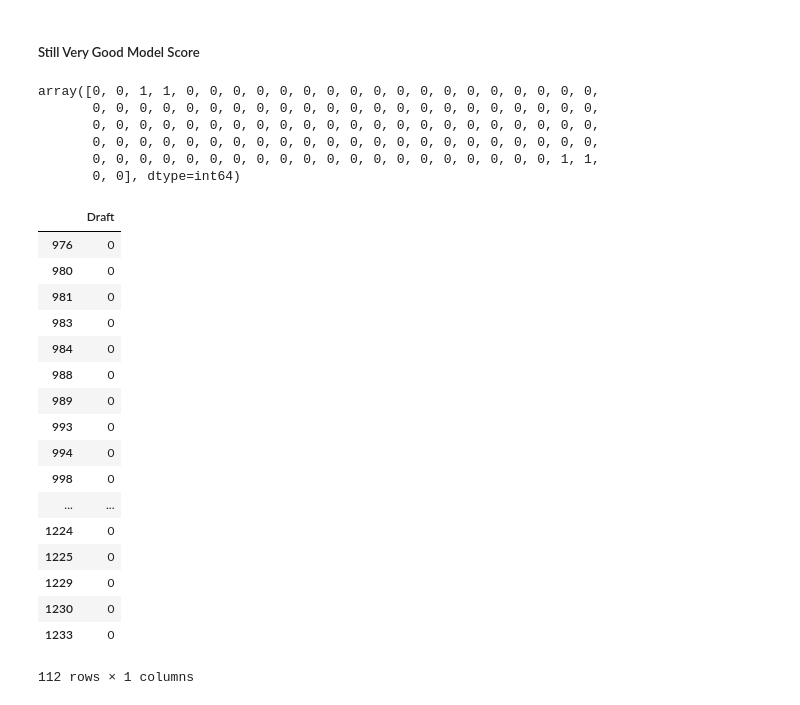
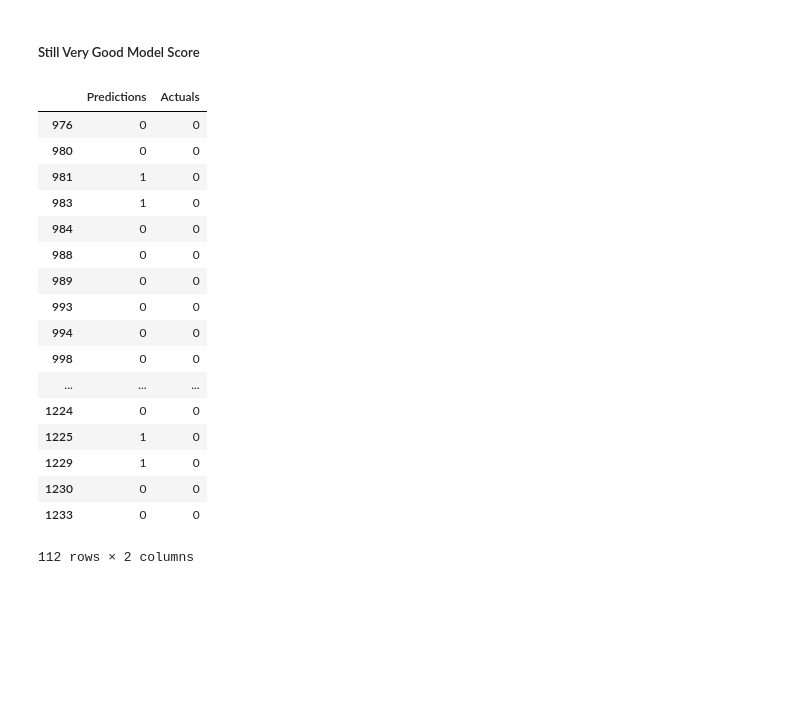
Before and after one commit to mgomez1086/team_final_project, a Jupyter notebook: Prediction Models Using Better Dataset.ipynb, the cells around one changed output. Cells and saved outputs as stored; diff of their text form; code cells hidden in the pictures; blank space fills up the shorter version.

```diff
--- a/Prediction Models Using Better Dataset.ipynb
+++ b/Prediction Models Using Better Dataset.ipynb
@@ -170,33 +170,29 @@ Testing Score :  0.7701149425287356
 ##### Still Very Good Model Score
 # %%
 X_latest_season = Last_Season_df[["GP", "GS", "MIN", "FGM", "FGA", "FG%", "3PM", "3PA", "3P%", "FTM", "FTA", "FT%", "ORB", "DRB", "TRB", "AST", "STL", "BLK", "PF", "TOV", "PTS"]]
+y_latest_season = Last_Season_df["Draft"]
 # %%
-Season_rf.predict(X_latest_season)
+predictions = Season_rf.predict(X_latest_season)
-# %% [output]
-array([0, 0, 1, 1, 0, 0, 0, 0, 0, 0, 0, 0, 0, 0, 0, 0, 0, 0, 0, 0, 0, 0,
-       0, 0, 0, 0, 0, 0, 0, 0, 0, 0, 0, 0, 0, 0, 0, 0, 0, 0, 0, 0, 0, 0,
-       0, 0, 0, 0, 0, 0, 0, 0, 0, 0, 0, 0, 0, 0, 0, 0, 0, 0, 0, 0, 0, 0,
-       0, 0, 0, 0, 0, 0, 0, 0, 0, 0, 0, 0, 0, 0, 0, 0, 0, 0, 0, 0, 0, 0,
-       0, 0, 0, 0, 0, 0, 0, 0, 0, 0, 0, 0, 0, 0, 0, 0, 0, 0, 0, 0, 1, 1,
-       0, 0], dtype=int64)
-# %%
-Last_Season_df._get_numeric_data()
-# %% [output]
-|  | Draft |
-| 976 | 0 |
-| 980 | 0 |
-| 981 | 0 |
-| 983 | 0 |
-| 984 | 0 |
-| 988 | 0 |
-| 989 | 0 |
-| 993 | 0 |
-| 994 | 0 |
-| 998 | 0 |
-| ... | ... |
-| 1224 | 0 |
-| 1225 | 0 |
-| 1229 | 0 |
-| 1230 | 0 |
-| 1233 | 0 |
-112 rows × 1 columns
+# %%
+predictions_df = pd.DataFrame({"Predictions": predictions, "Actuals": y_latest_season})
+# %%
+predictions_df
+# %% [output]
+|  | Predictions | Actuals |
+| 976 | 0 | 0 |
+| 980 | 0 | 0 |
+| 981 | 1 | 0 |
+| 983 | 1 | 0 |
+| 984 | 0 | 0 |
+| 988 | 0 | 0 |
+| 989 | 0 | 0 |
+| 993 | 0 | 0 |
+| 994 | 0 | 0 |
+| 998 | 0 | 0 |
+| ... | ... | ... |
+| 1224 | 0 | 0 |
+| 1225 | 1 | 0 |
+| 1229 | 1 | 0 |
+| 1230 | 0 | 0 |
+| 1233 | 0 | 0 |
+112 rows × 2 columns
```
Also changed, not shown: parts of 2 cells of this notebook, 1 other file.
